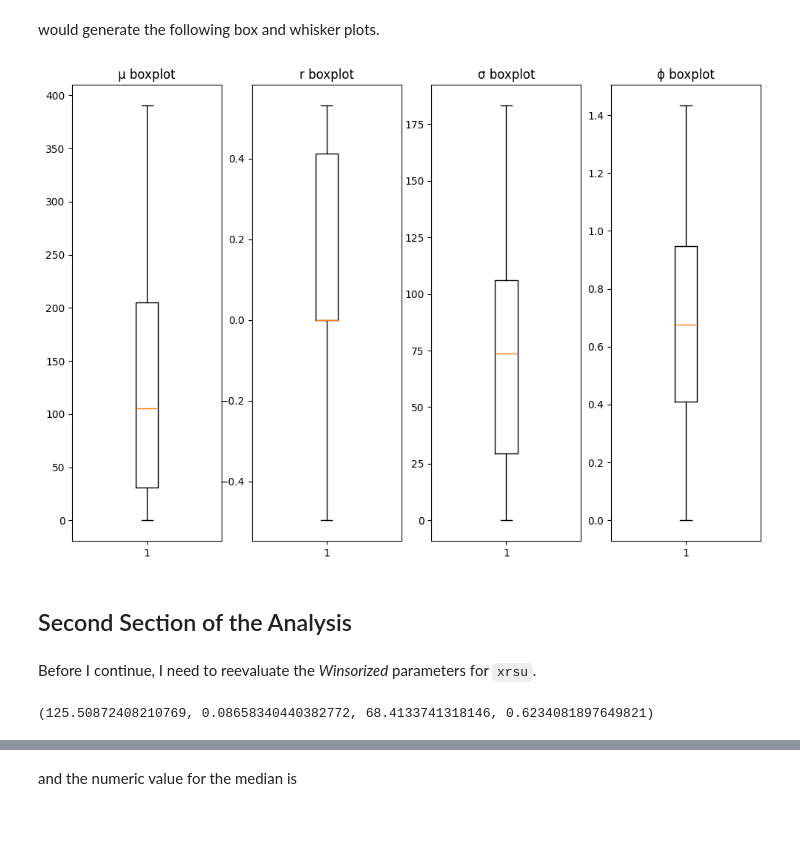
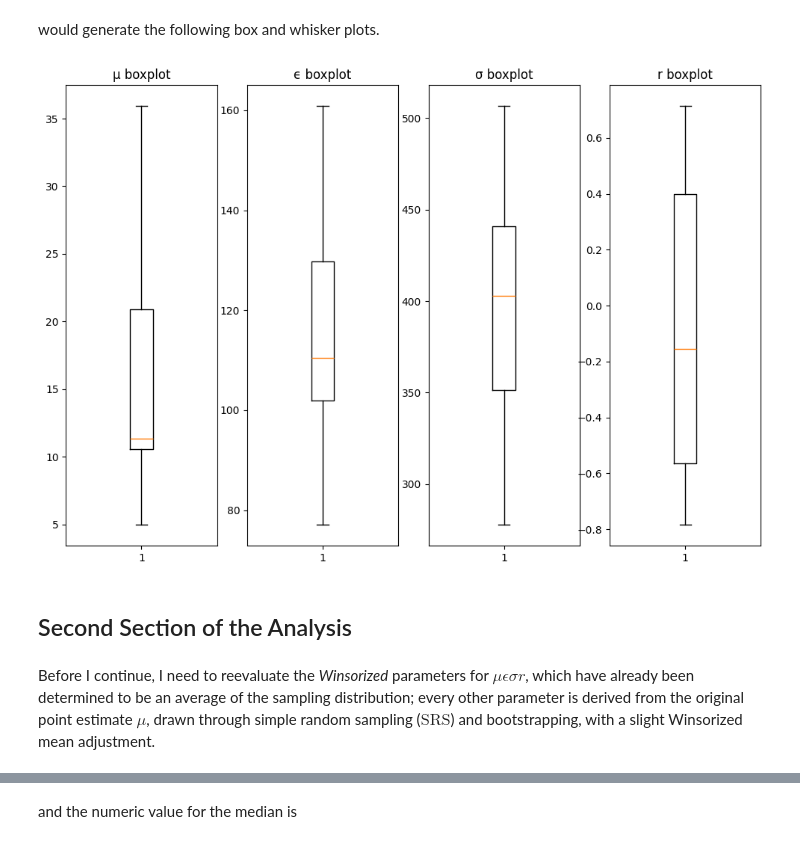
Before and after one commit to salma-rodriguez/Futures-Experiment, a Jupyter notebook: cornfutures_swaptures.ipynb, the cells around one changed output, grey strips where cells are left out. Drawn from its saved outputs; the diff is of its cells as text; code cells hidden in the pictures.

```diff
--- a/cornfutures_swaptures.ipynb
+++ b/cornfutures_swaptures.ipynb
@@ -209,0 +460,4 @@ Before performing any transformation or doing any computations on the data, I ne
+# %%
+fig, ax = plt.subplots(1, 1)
+
+ax.boxplot(X);
@@ -227,0 +492,7 @@ o(μ, log_r, σ, ϕ)
+# %%
+μ = parms['WAM']
+ϵ = parms['SEM']
+σ = parms['STD']
+r = parms['r'][1:]
+
+o(μ, ϵ, σ, r)
@@ -259,8 +534,8 @@ I am only interested in the positive values for `μ`, `σ` and $\phi$, since the
 # %%
-outliers_μ = (x - 1.5*iqr_μ, x + 1.5*iqr_μ)
-outliers_r = (r - 1.5*iqr_r, r + 1.5*iqr_r)
-outliers_σ = (s - 1.5*iqr_σ, s + 1.5*iqr_σ)
-outliers_ϕ = (u - 1.5*iqr_ϕ, u + 1.5*iqr_ϕ)
+outliers_μ = [np.mean(μ) - 1.5*iqr_μ, np.mean(μ) + 1.5*iqr_μ]
+outliers_ε = [np.mean(ϵ) - 1.5*iqr_ϵ, np.mean(ϵ) + 1.5*iqr_ϵ]
+outliers_σ = [np.mean(σ) - 1.5*iqr_σ, np.mean(μ) + 1.5*iqr_σ]
+outliers_r = [np.mean(r) - 1.5*iqr_r, np.mean(μ) + 1.5*iqr_r]
 
 for i, each in enumerate(μ):
     if each < outliers_μ[0]:
@@ -268,39 +543,30 @@ for i, each in enumerate(μ):
     if each > outliers_μ[1]:
         μ[i] = outliers_μ[1]
 
-for i, each in enumerate(log_r):
-    if each < outliers_r[0]:
-        log_r[i] = outliers_r[0]
-    if each > outliers_r[1]:
-        log_r[i] = outliers_r[1]
+for i, each in enumerate(ϵ):
+    if each < outliers_ϵ[0]:
+        ϵ[i] = outliers_ϵ[0]
+    if each > outliers_ϵ[1]:
+        ϵ[i] = outliers_ϵ[1]
 
 for i, each in enumerate(σ):
     if each < outliers_σ[0]:
-        σ[i] = outliers_σ[0]
+        each = outliers_σ[0]
     if each > outliers_σ[1]:
-        σ[i] = outliers_σ[1]
+        each = outliers_σ[1]
 
-for i, each in enumerate(ϕ):
-    if each < outliers_ϕ[0]:
-        ϕ[i] = outliers_ϕ[0]
-    if each > outliers_ϕ[1]:
-        ϕ[i] = outliers_ϕ[1]
+for i, each in enumerate(r):
+    if each < outliers_r[0]:
+        r[i] = outliers_r[0]
+    if each > outliers_r[1]:
+        r[i] = outliers_r[1]
 # %% [markdown]
 would generate the following box and whisker plots.
 # %%
-o(μ, log_r, σ, ϕ)
+o(μ, ϵ, σ, r)
 # %% [output]
-[figure, old version]
+[figure, new version]
 # %% [markdown]
 ## Second Section of the Analysis
 # %% [markdown]
-Before I continue, I need to reevaluate the *Winsorized* parameters for `xrsu`.
+Before I continue, I need to reevaluate the *Winsorized* parameters for $\mu\epsilon\sigma r$, which have already been determined to be an average of the sampling distribution; every other parameter is derived from the original point estimate $\mu$, drawn through simple random sampling ($\text{SRS}$) and bootstrapping, with a slight Winsorized mean adjustment.
-# %%
-x = np.sum(μ) / len(μ)
-r = np.sum(log_r) / len(log_r)
-s = np.sum(σ) / len(σ)
-u = np.sum(ϕ) / len(ϕ)
-
-x, r, s, u
-# %% [output]
-(125.50872408210769, 0.08658340440382772, 68.4133741318146, 0.6234081897649821)
```
Also changed, not shown: parts of 140 cells of this notebook.
